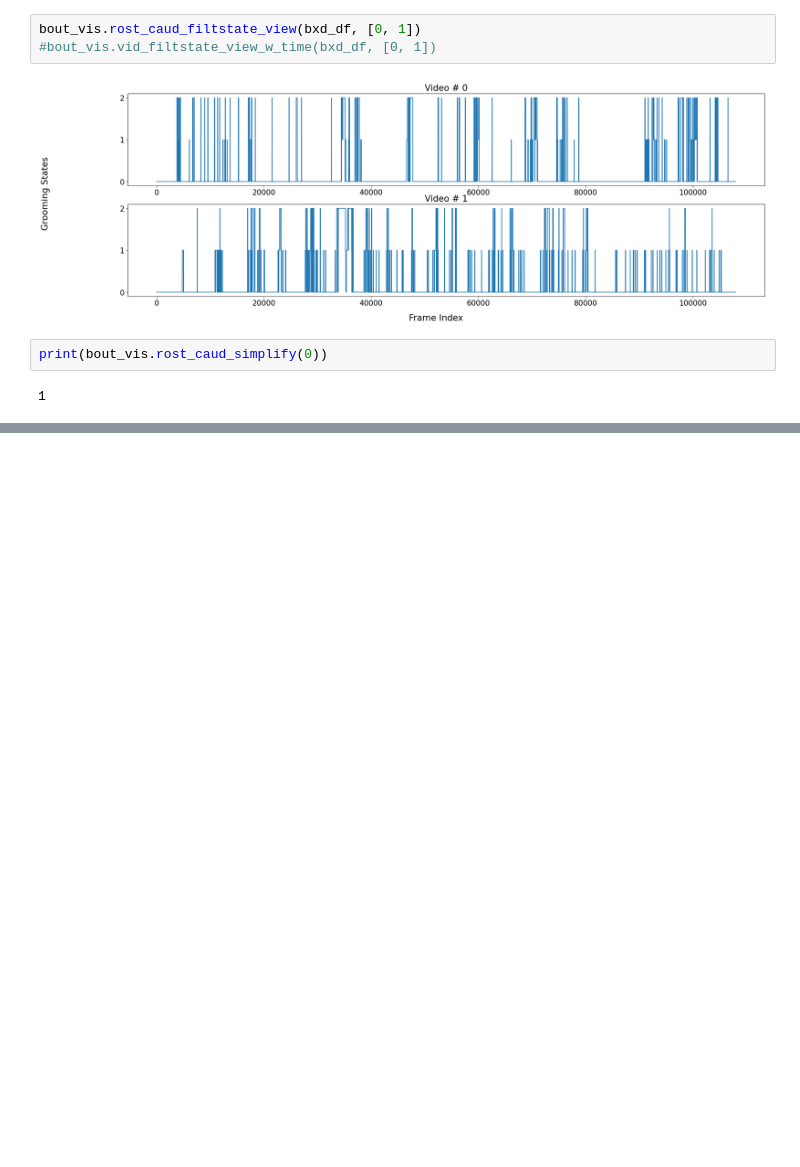
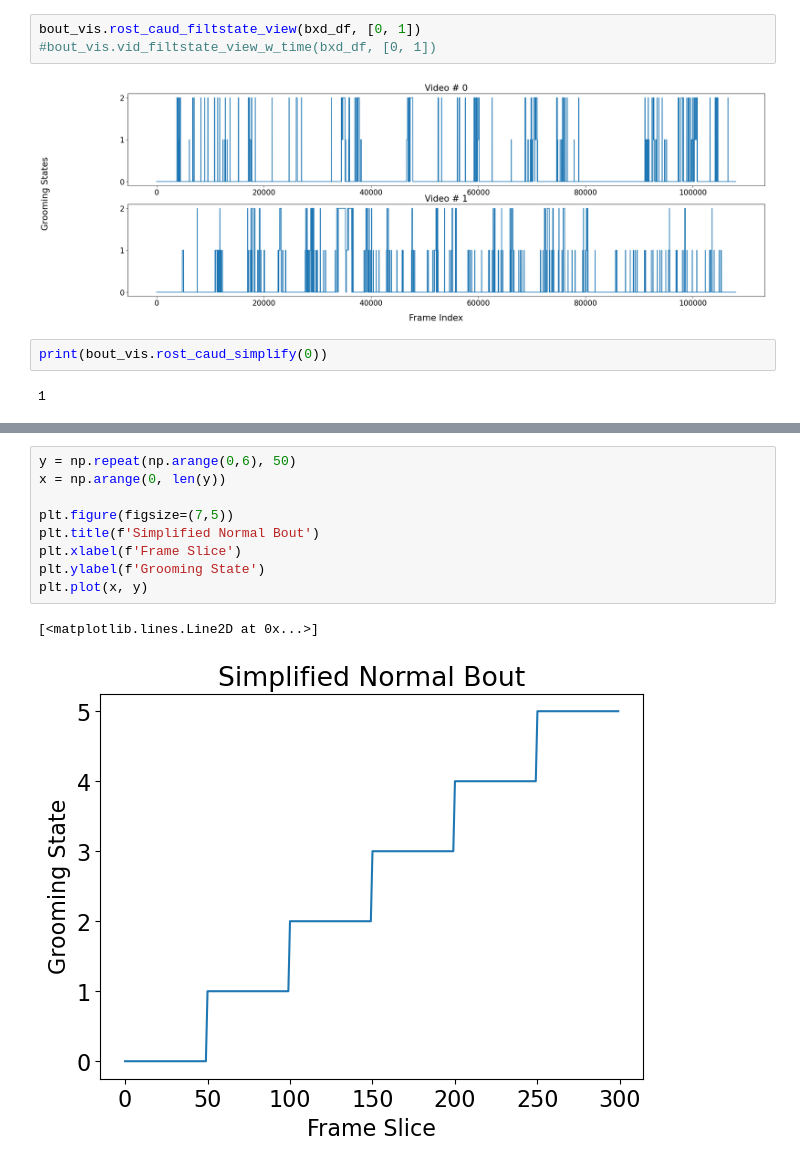
Before and after one commit to brigbrog/Syntactic-Grooming, a Jupyter notebook: visualize/bouts.ipynb, the cells around one changed output, grey strips where cells are left out. Cells and saved outputs as stored; diff of their text form; blank space fills up the shorter version.

```diff
--- a/visualize/bouts.ipynb
+++ b/visualize/bouts.ipynb
@@ -51,0 +54,12 @@ bout_vis.manual_inspect_rost_caud_filtstate(bxd_df, 1, window)
+# %%
+y = np.repeat(np.arange(0,6), 50)
+x = np.arange(0, len(y))
+
+plt.figure(figsize=(7,5))
+plt.title(f'Simplified Normal Bout')
+plt.xlabel(f'Frame Slice')
+plt.ylabel(f'Grooming State')
+plt.plot(x, y)
+# %% [output]
+[<matplotlib.lines.Line2D at 0x...>]
+[figure, added]
```
Also changed, not shown: parts of 3 cells of this notebook, 2 other files.
